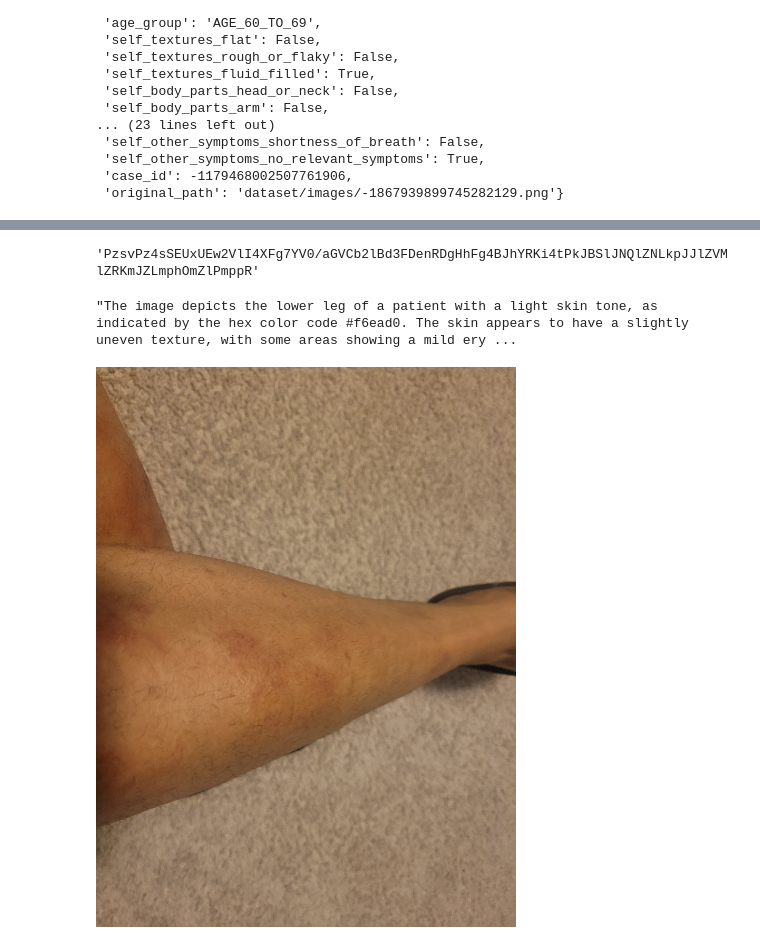
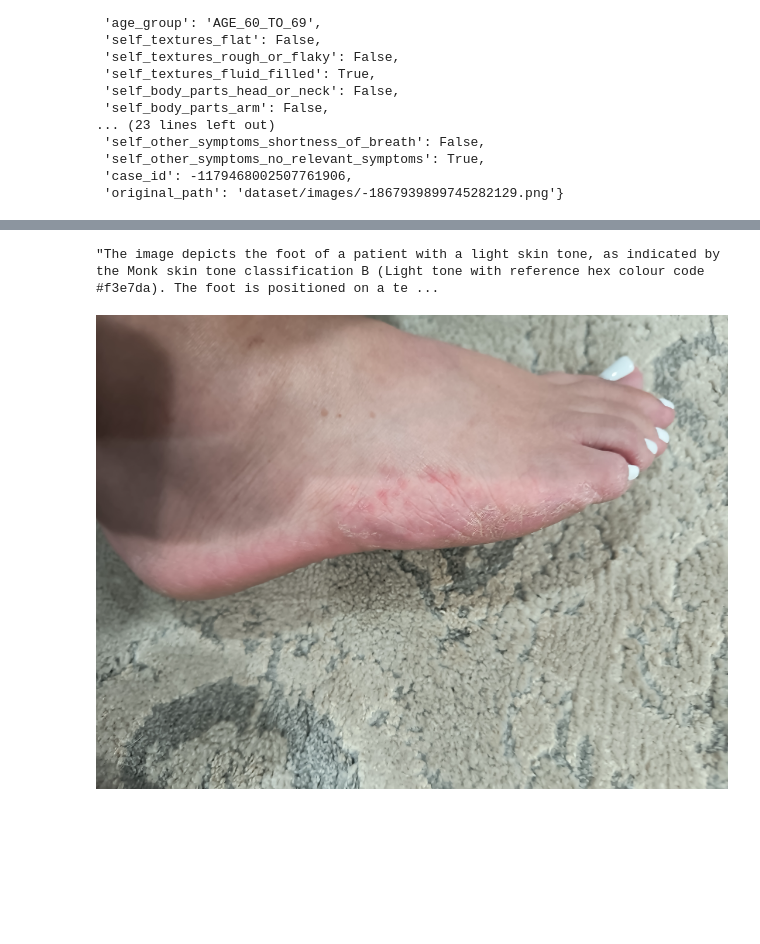
Before and after one commit to drmaniak/derma-cot, a Jupyter notebook: notebooks/dataset_analysis.ipynb, the cells around one changed output, grey strips where cells are left out. Saved outputs shown, nothing was run; the diff lists cells and outputs as text; code cells hidden in the pictures; blank space fills up the shorter version.

```diff
--- a/notebooks/dataset_analysis.ipynb
+++ b/notebooks/dataset_analysis.ipynb
@@ -152,7 +146,3 @@ img_enc = base64.b64encode(im.tobytes())
-# %%
-img_enc.decode("utf-8")[:100]
-# %% [output]
-'PzsvPz4sSEUxUEw2VlI4XFg7YV0/aGVCb2lBd3FDenRDgHhFg4BJhYRKi4tPkJBSlJNQlZNLkpJJlZVMlZRKmJZLmphOmZlPmppR'
 # %%
 import os
 from openai import OpenAI
@@ -239,10 +229,10 @@ def analyze_skin(row):
         print(f"Error processing case {row['case_id']}: {str(e)}")
         return None
 # %%
-analyze_skin(scin[50])
+analyze_skin(scin[57])
 # %% [output]
-"The image depicts the lower leg of a patient with a light skin tone, as indicated by the hex color code #f6ead0. The skin appears to have a slightly uneven texture, with some areas showing a mild ery ...
+"The image depicts the foot of a patient with a light skin tone, as indicated by the Monk skin tone classification B (Light tone with reference hex colour code #f3e7da). The foot is positioned on a te ...
 # %%
-scin[50]["image"]
+scin[57]["image"]
 # %% [output]
-[figure, old version]
+[figure, new version]
```
Also changed, not shown: parts of 13 cells of this notebook, 4 other files.
